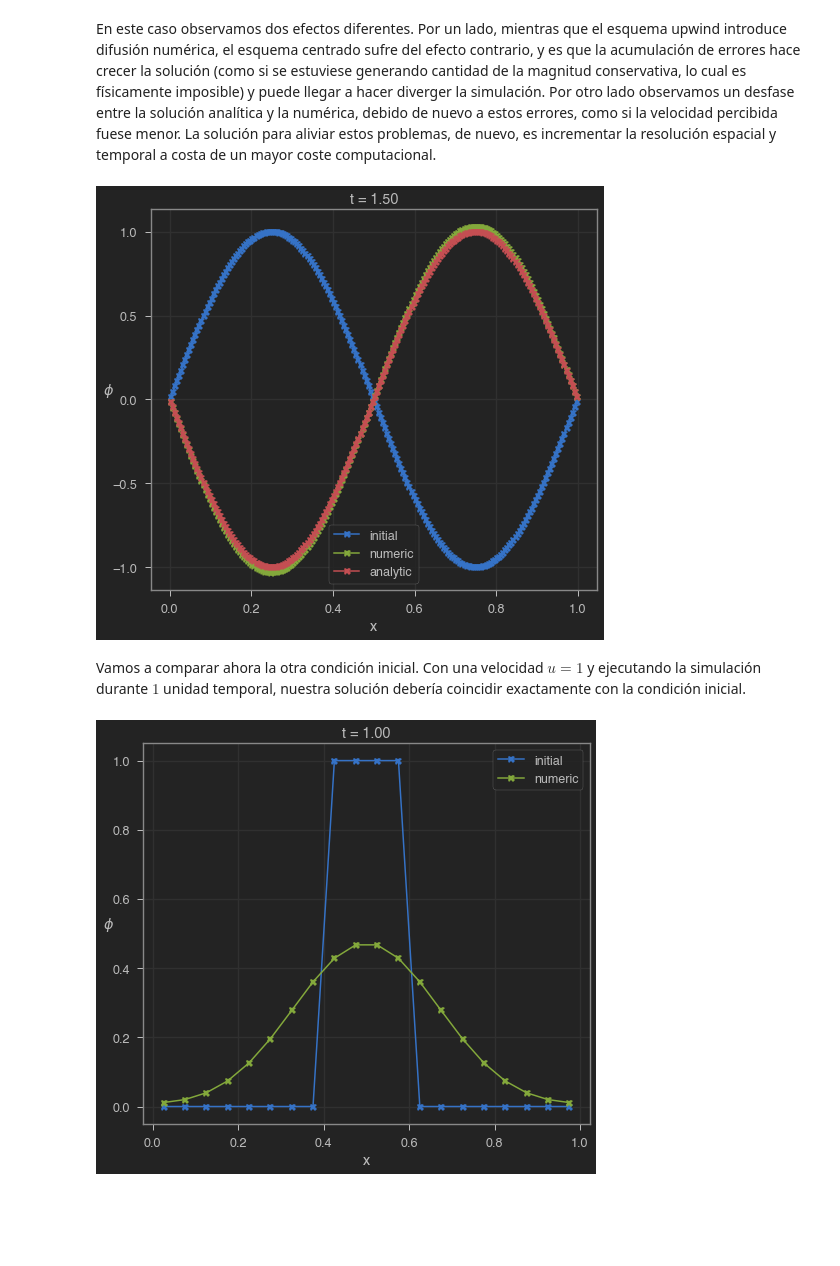
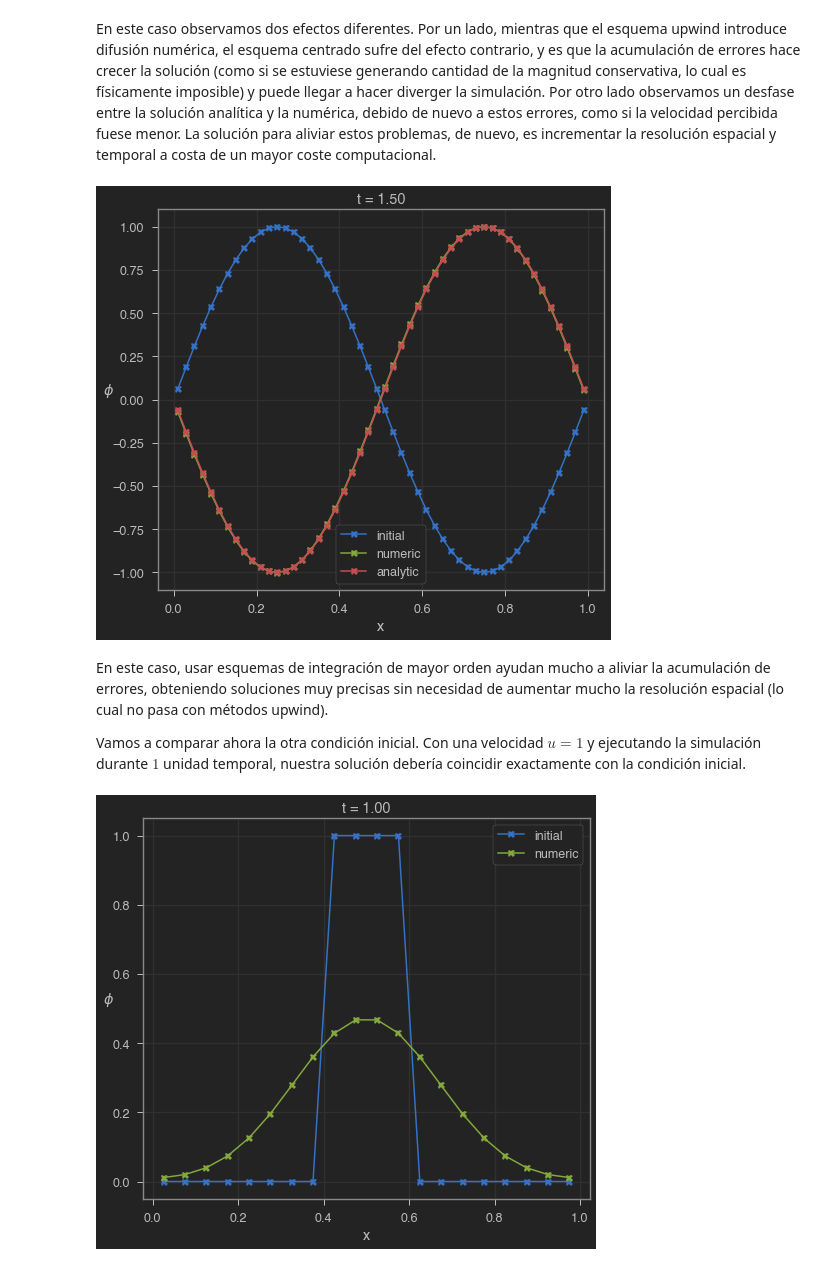
Before and after one commit to juansensio/blog, a Jupyter notebook: 105_cfd_fvm/105_cfd_fvm.ipynb, the cells around one changed output. Drawn from its saved outputs; the diff is of its cells as text; code cells hidden in the pictures; blank space fills up the shorter version.

```diff
--- a/105_cfd_fvm/105_cfd_fvm.ipynb
+++ b/105_cfd_fvm/105_cfd_fvm.ipynb
@@ -205,17 +205,14 @@ o Runge Kutta, where $R^k_{n} = (F_n^{k - 1/2} - F_n^{k + 1/2}) / V^k$.
 # %%
 def euler(F, f, c, p, dt):
-	R = np.array([(F[i+1] - F[i])/(f[i+1] - f[i]) for i in range(len(c))])
-	return p - dt*R
+	R = np.array([(F[i] - F[i+1])/(f[i+1] - f[i]) for i in range(len(c))])
+	return p + dt*R
 
-def ab2(F, f, c, p, dt, flux, bocos):
-	R1 = np.array([(F[i+1] - F[i])/(f[i+1] - f[i]) for i in range(len(c))])
-	p1 = p - dt*R1
-	F2 = flux(f, u, p1)
-	F2 = bocos(F2, u, p1)
-	R2 = np.array([(F2[i+1] - F2[i])/(f[i+1] - f[i]) for i in range(len(c))])
-	return p1 - 0.5*dt*(3.*R2 - R1)
+def ab2(F, f, c, p, dt, R0):
+	R = np.array([(F[i] - F[i+1])/(f[i+1] - f[i]) for i in range(len(c))])
+	return p + 0.5*dt*(3.*R - R0), R
 # %%
 u, dt = 1, 0.05
+f, c = geom(10)
 
 p0 = smooth(c)
 F = upwind(f, u, p0)
@@ -237,24 +234,3 @@ plt.legend()
 plt.show()
 # %% [output]
 [figure]
-# %%
-u, dt = 1, 0.05
-
-p0 = smooth(c)
-F = upwind(f, u, p0)
-F = periodic_upwind(F, u, p0)
-p1 = ab2(F, f, c, p0, dt, upwind, periodic_upwind)
-
-plt.plot(f, np.zeros(f.shape[0]), 'o')
-plt.plot(c, np.zeros(c.shape[0]), 'X')
-plt.plot(c, p0, 'X-')
-plt.bar(c, p0, width=0.1, alpha=0.5)
-plt.plot(f, F, '^')
-plt.plot(c, p1, 'X-', label='numeric')
-p1a = np.sin(2 * np.pi * (c - u*dt ))
-plt.plot(c, p1a, 'X-', label='analytic')
-plt.xlabel('x')
-plt.ylabel('$\phi$', rotation=0)
-plt.grid(True)
-plt.legend()
-plt.show()
@@ -508,42 +487,45 @@ plt.show()
 En este caso observamos dos efectos diferentes. Por un lado, mientras que el esquema upwind introduce difusión numérica, el esquema centrado sufre del efecto contrario, y es que la acumulación de errores hace crecer la solución (como si se estuviese generando cantidad de la magnitud conservativa, lo cual es físicamente imposible) y puede llegar a hacer diverger la simulación. Por otro lado observamos un desfase entre la solución analítica y la numérica, debido de nuevo a estos errores, como si la velocidad percibida fuese menor. La solución para aliviar estos problemas, de nuevo, es incrementar la resolución espacial y temporal a costa de un mayor coste computacional.
 # %%
 # parmámetros
-f, c = geom(200)
+f, c = geom(50)
 u, t, tf = 1, 0, 1.5
 dt = 0.2*(f[1] - f[0])/u # CFL
 
 # condiciones iniciales
 p0 = smooth(c)
 p = p0.copy()
+R = np.zeros_like(p)
 
 while t < tf:
 
 	# update temporal
 	if t + dt > tf:
 		dt = tf - t
 	t = t + dt
 	# print(f't = {t:.2f}, dt = {dt:.2f}')
 
 	F = central(f, u, p)
 	F = periodic_central(F, u, p)
 
-	p = euler(F, f, c, p, dt)
-	# p = ab2(F, f, c, p, dt, upwind, periodic_upwind)
+	# p = euler(F, f, c, p, dt)
+	p, R = ab2(F, f, c, p, dt, R)
 
 
 plt.plot(c, p0, 'X-', label='initial')
 plt.plot(c, p, 'X-', label='numeric')
 pa = np.sin(2 * np.pi * (c - u*t ))
 plt.plot(c, pa, 'X-', label='analytic')
 plt.xlabel('x')
 plt.ylabel('$\phi$', rotation=0)
 plt.title(f't = {t:.2f}')
 plt.grid(True)
 plt.legend()
 plt.show()
 # %% [output]
-[figure, old version]
+[figure, new version]
 # %% [markdown]
+En este caso, usar esquemas de integración de mayor orden ayudan mucho a aliviar la acumulación de errores, obteniendo soluciones muy precisas sin necesidad de aumentar mucho la resolución espacial (lo cual no pasa con métodos upwind).
+
 Vamos a comparar ahora la otra condición inicial. Con una velocidad $u=1$ y ejecutando la simulación durante $1$ unidad temporal, nuestra solución debería coincidir exactamente con la condición inicial.
 # %%
 # parmámetros
```
Also changed, not shown: parts of 12 cells of this notebook, 1 other file.
